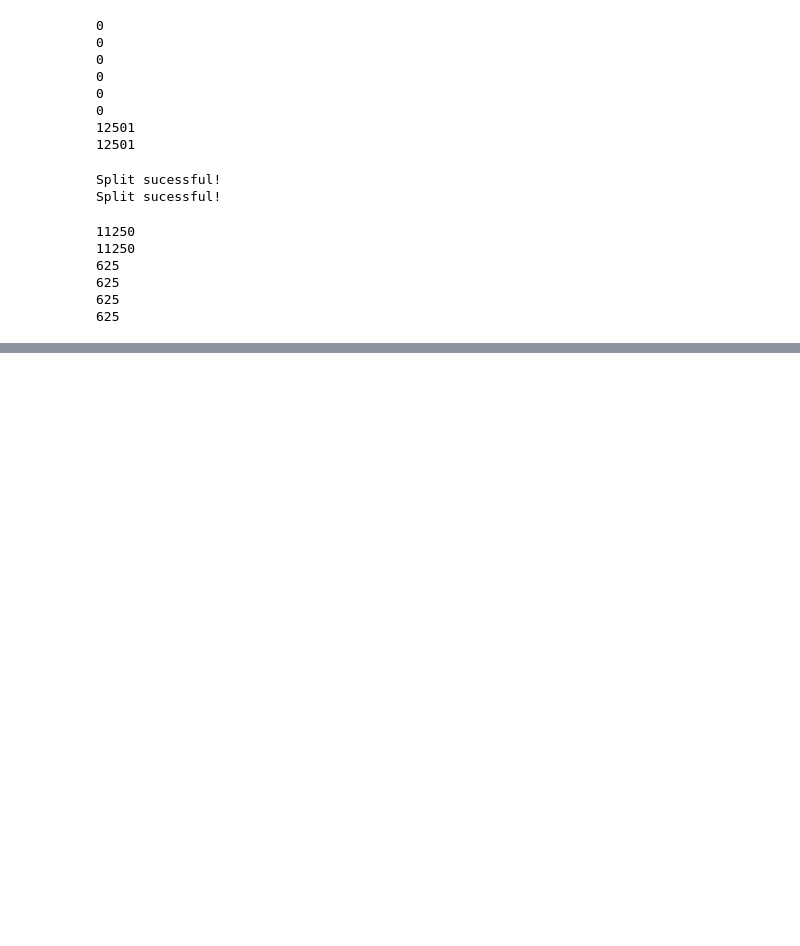
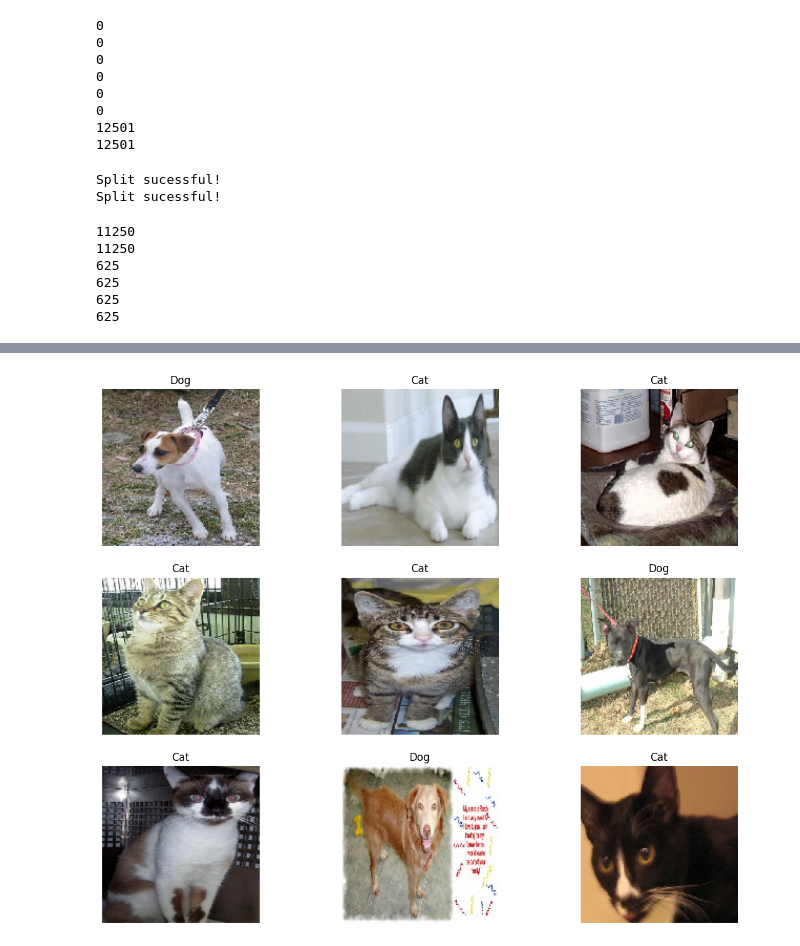
Before and after one commit to polachandu/Dogs-and-Cats-Classification, a Jupyter notebook: cats-vs-dogs-classification.ipynb, the cells around one changed output, grey strips where cells are left out. Drawn from its saved outputs; the diff is of its cells as text; code cells hidden in the pictures; blank space fills up the shorter version.

```diff
--- a/cats-vs-dogs-classification.ipynb
+++ b/cats-vs-dogs-classification.ipynb
@@ -130,0 +207,4 @@ print(len(os.listdir('/tmp/cats-v-dogs/test/dogs')))
+# %%
+plot_data(test_generator, 10)
+# %% [output]
+[figure, added]
```
Also changed, not shown: parts of 13 cells of this notebook.
